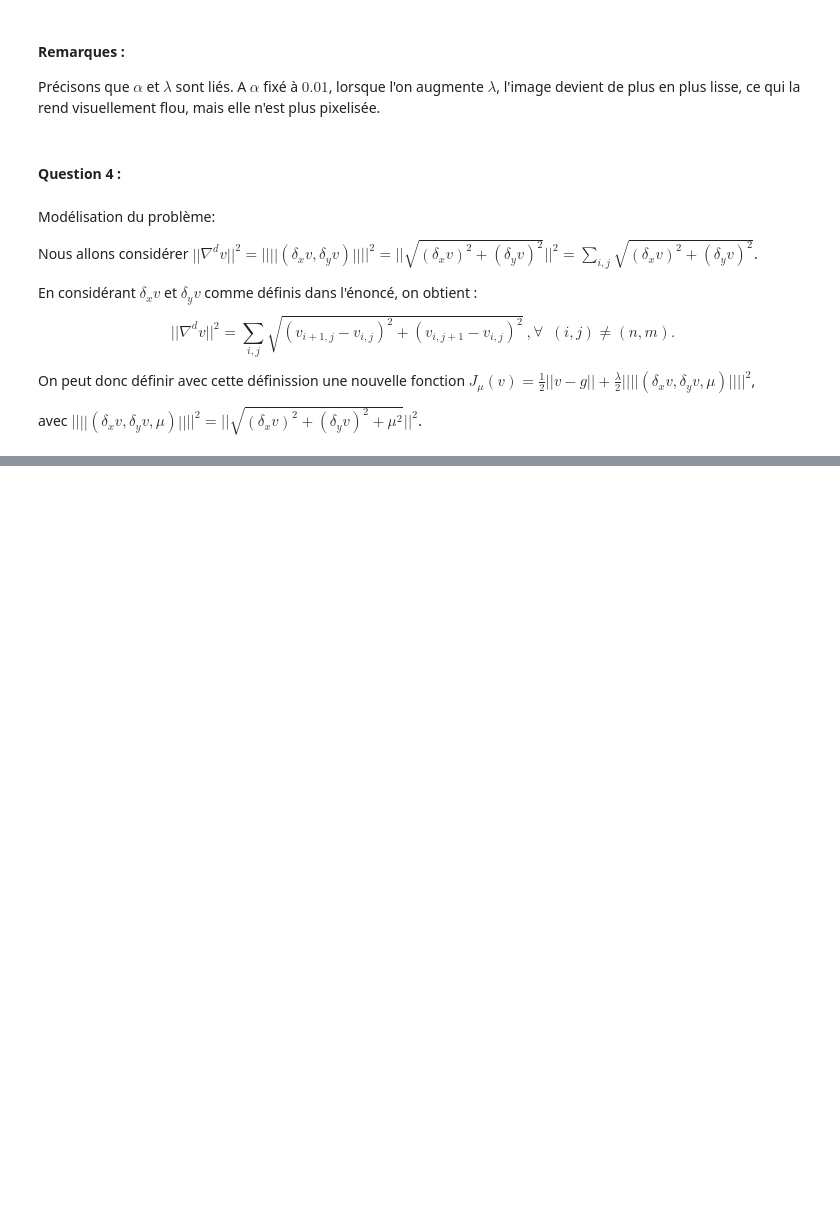
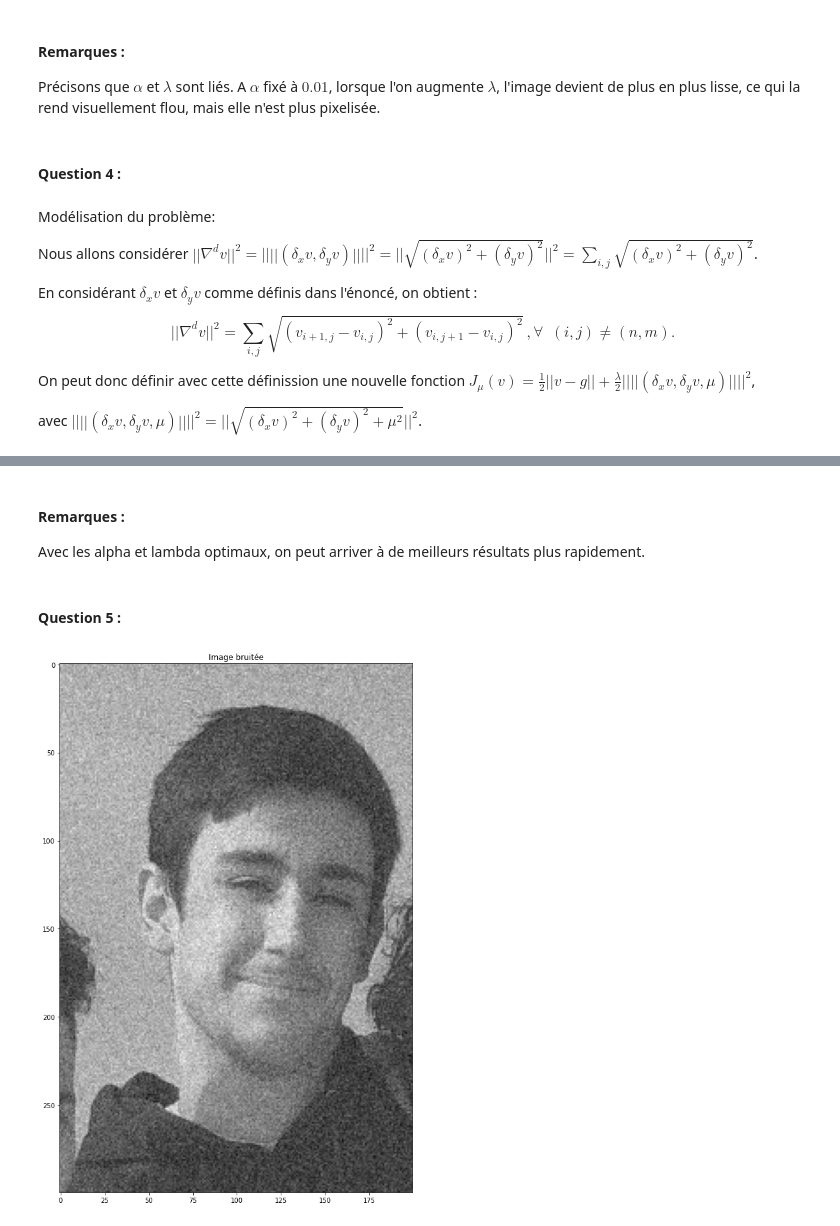
Before and after one commit to emilio-pcrd/Optimisation, a Jupyter notebook: Projet optimisation 2023.ipynb, the cells around one changed output, grey strips where cells are left out. Saved outputs shown, nothing was run; the diff lists cells and outputs as text; code cells hidden in the pictures; blank space fills up the shorter version.

```diff
--- a/Projet optimisation 2023.ipynb
+++ b/Projet optimisation 2023.ipynb
@@ -495,0 +540,23 @@ $$
+# %% [markdown]
+#### Remarques :
+Avec les alpha et lambda optimaux, on peut arriver à de meilleurs résultats plus rapidement.
+# %% [markdown]
+#### Question 5 :
+# %%
+# Pour l'ordi portable
+
+image = imread("C:/Users/emari/Documents/Sorbonne_doc_github/Fichier_116.png")
+
+imageArray = np.asarray(image, dtype = np.float64)[:,:,0].copy()/255. #convert to array
+
+g=imageArray.copy()
+g1 = g[100:400,500:700]
+m = g1.shape[0]
+n = g1.shape[1]
+g = g1*255 + np.random.normal(0,1, size=(m,n))*0.1
+plt.figure(figsize=(15,15))
+plt.imshow(g, cmap='gray')
+plt.title('Image bruitée')
+plt.show()
+# %% [output]
+[figure, added]
```
Also changed, not shown: parts of 10 cells of this notebook.
